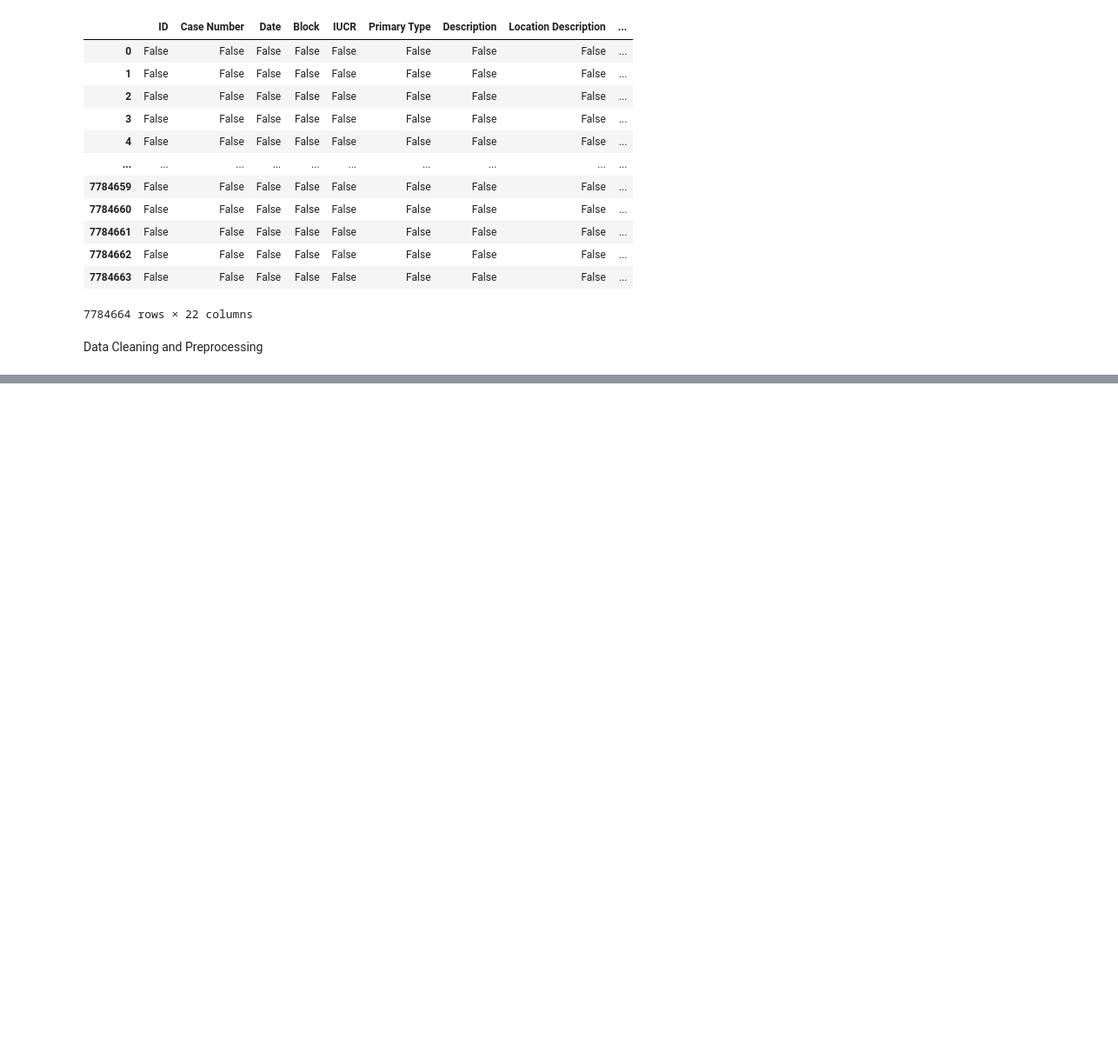
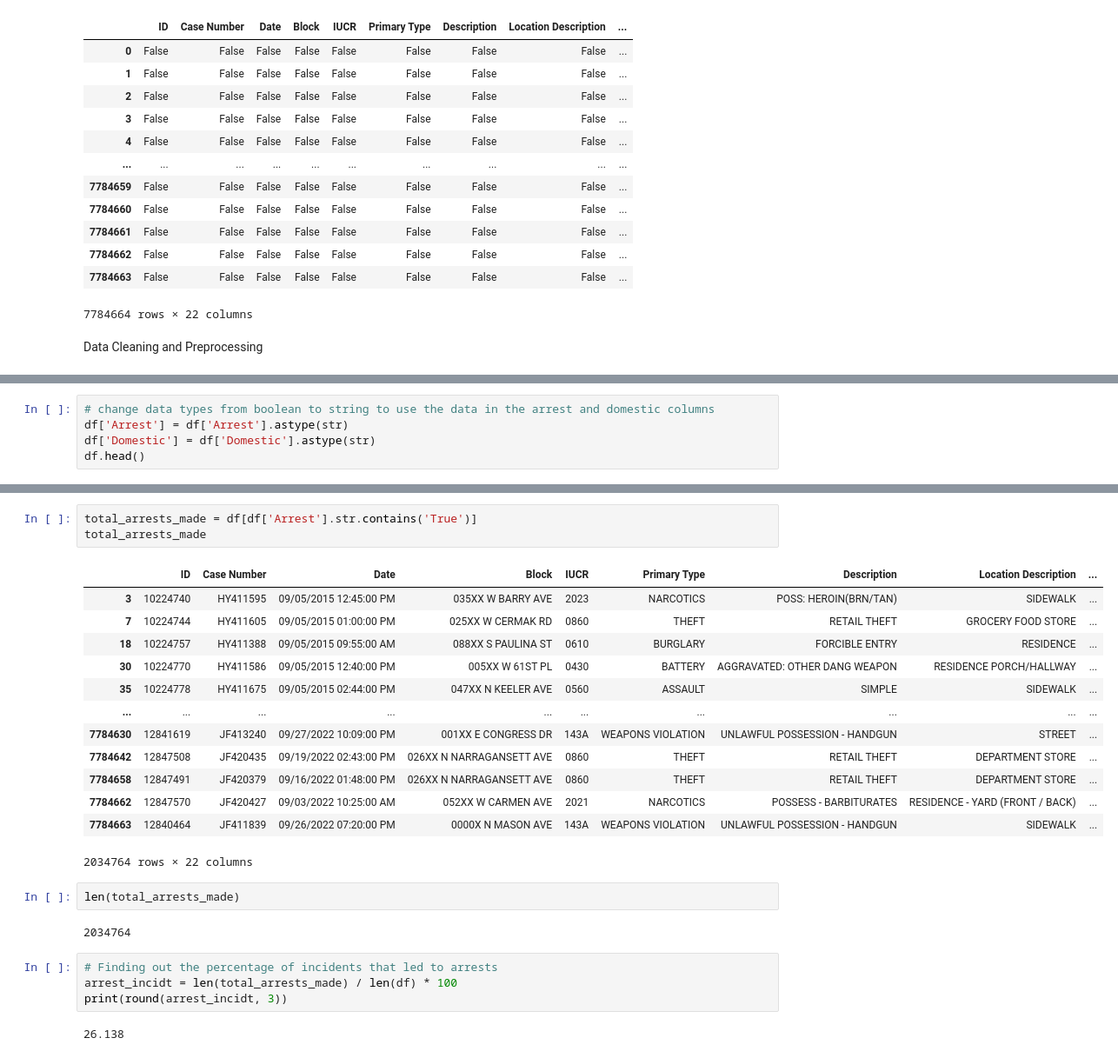
Before and after one commit to ADEOYE-MARY25/My_Task, a Jupyter notebook: week_8/adeoye_mary_task19.ipynb, the cells around one changed output, grey strips where cells are left out. Shown: that part at 87% size. Drawn from its saved outputs; the diff is of its cells as text; blank space fills up the shorter version.

```diff
--- a/week_8/adeoye_mary_task19.ipynb
+++ b/week_8/adeoye_mary_task19.ipynb
@@ -120,0 +346,5 @@ df.Date
+# %%
+# change data types from boolean to string to use the data in the arrest and domestic columns
+df['Arrest'] = df['Arrest'].astype(str)
+df['Domestic'] = df['Domestic'].astype(str)
+df.head()
@@ -120,0 +358,27 @@ df.Date
+# %%
+total_arrests_made = df[df['Arrest'].str.contains('True')]
+total_arrests_made
+# %% [output]
+|  | ID | Case Number | Date | Block | IUCR | Primary Type | Description | Location Description | ... |
+| 3 | 10224740 | HY411595 | 09/05/2015 12:45:00 PM | 035XX W BARRY AVE | 2023 | NARCOTICS | POSS: HEROIN(BRN/TAN) | SIDEWALK | ... |
+| 7 | 10224744 | HY411605 | 09/05/2015 01:00:00 PM | 025XX W CERMAK RD | 0860 | THEFT | RETAIL THEFT | GROCERY FOOD STORE | ... |
+| 18 | 10224757 | HY411388 | 09/05/2015 09:55:00 AM | 088XX S PAULINA ST | 0610 | BURGLARY | FORCIBLE ENTRY | RESIDENCE | ... |
+| 30 | 10224770 | HY411586 | 09/05/2015 12:40:00 PM | 005XX W 61ST PL | 0430 | BATTERY | AGGRAVATED: OTHER DANG WEAPON | RESIDENCE PORCH/HALLWAY | ... |
+| 35 | 10224778 | HY411675 | 09/05/2015 02:44:00 PM | 047XX N KEELER AVE | 0560 | ASSAULT | SIMPLE | SIDEWALK | ... |
+| ... | ... | ... | ... | ... | ... | ... | ... | ... | ... |
+| 7784630 | 12841619 | JF413240 | 09/27/2022 10:09:00 PM | 001XX E CONGRESS DR | 143A | WEAPONS VIOLATION | UNLAWFUL POSSESSION - HANDGUN | STREET | ... |
+| 7784642 | 12847508 | JF420435 | 09/19/2022 02:43:00 PM | 026XX N NARRAGANSETT AVE | 0860 | THEFT | RETAIL THEFT | DEPARTMENT STORE | ... |
+| 7784658 | 12847491 | JF420379 | 09/16/2022 01:48:00 PM | 026XX N NARRAGANSETT AVE | 0860 | THEFT | RETAIL THEFT | DEPARTMENT STORE | ... |
+| 7784662 | 12847570 | JF420427 | 09/03/2022 10:25:00 AM | 052XX W CARMEN AVE | 2021 | NARCOTICS | POSSESS - BARBITURATES | RESIDENCE - YARD (FRONT / BACK) | ... |
+| 7784663 | 12840464 | JF411839 | 09/26/2022 07:20:00 PM | 0000X N MASON AVE | 143A | WEAPONS VIOLATION | UNLAWFUL POSSESSION - HANDGUN | SIDEWALK | ... |
+2034764 rows × 22 columns
+# %%
+len(total_arrests_made)
+# %% [output]
+2034764
+# %%
+# Finding out the percentage of incidents that led to arrests
+arrest_incidt = len(total_arrests_made) / len(df) * 100
+print(round(arrest_incidt, 3))
+# %% [output]
+26.138
```
Also changed, not shown: parts of 24 cells of this notebook.
